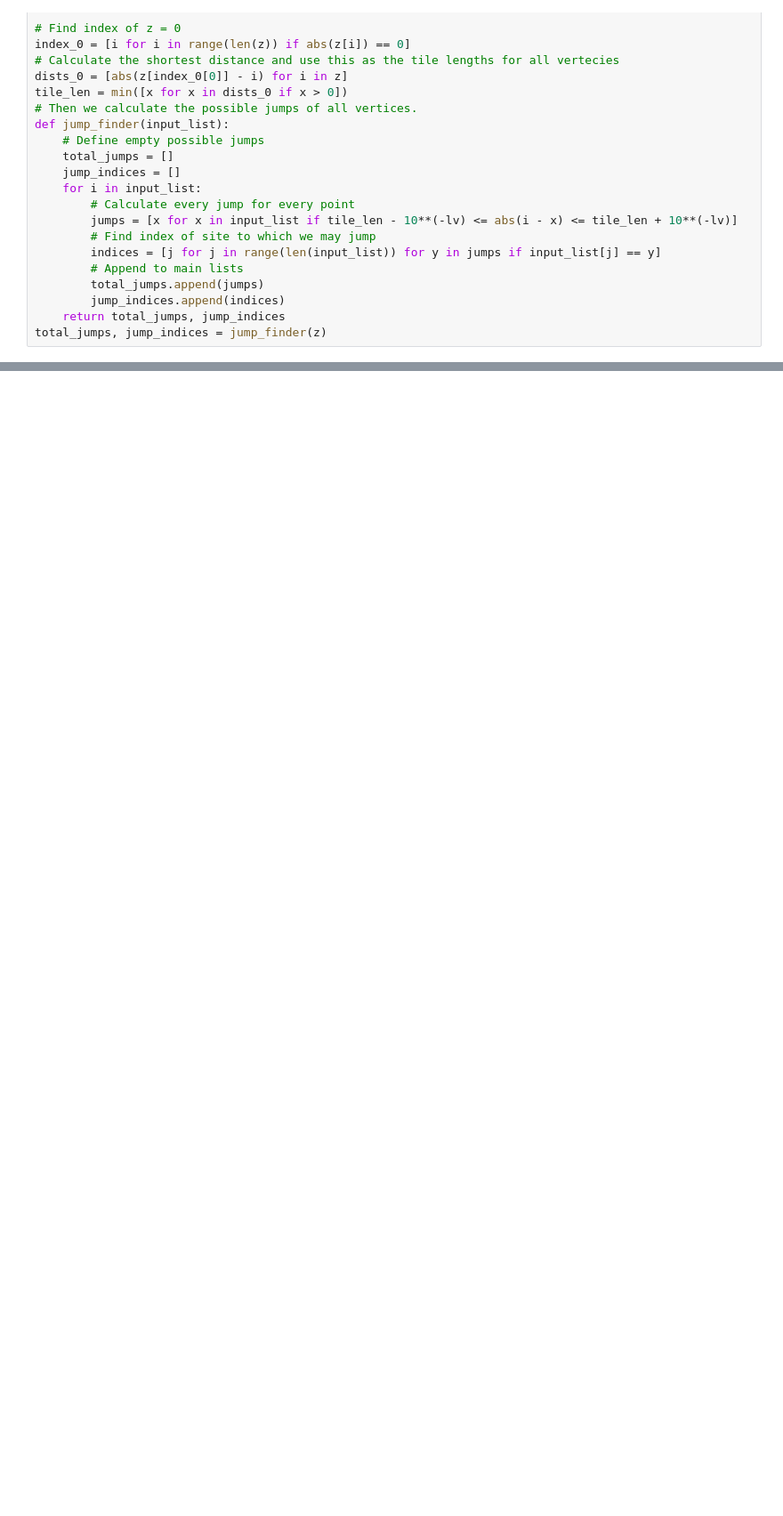
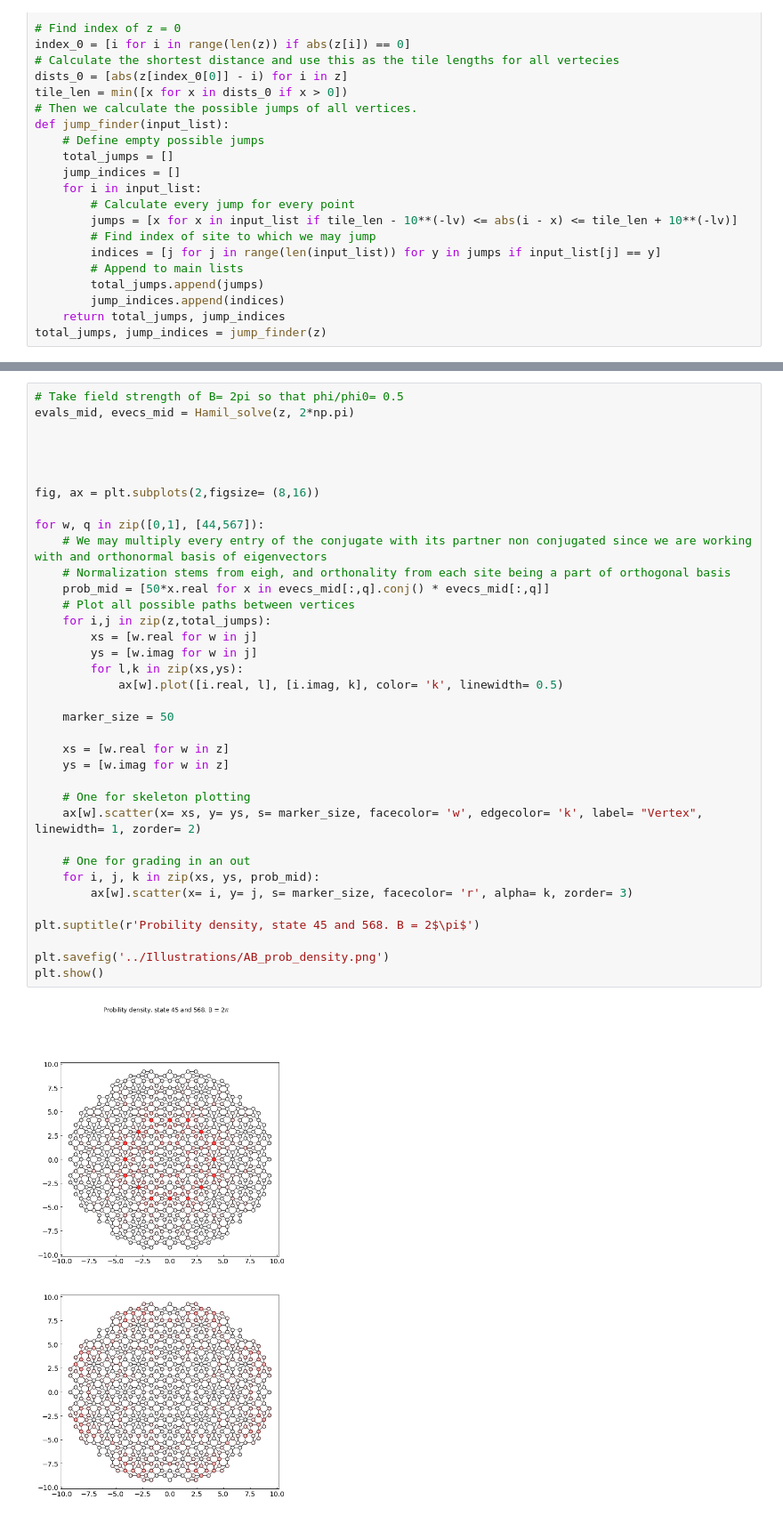
Before and after one commit to Kroghski/Bachelor, a Jupyter notebook: Bachelor_code/Ammann-Beenker_tiling.ipynb, the cells around one changed output, grey strips where cells are left out. Shown at 89% size. Drawn from its saved outputs; the diff is of its cells as text; blank space fills up the shorter version.

```diff
--- a/Bachelor_code/Ammann-Beenker_tiling.ipynb
+++ b/Bachelor_code/Ammann-Beenker_tiling.ipynb
@@ -156,0 +168,38 @@ plt.show()
+# %%
+# Take field strength of B= 2pi so that phi/phi0= 0.5
+evals_mid, evecs_mid = Hamil_solve(z, 2*np.pi)
+
+
+
+
+fig, ax = plt.subplots(2,figsize= (8,16))
+
+for w, q in zip([0,1], [44,567]):
+    # We may multiply every entry of the conjugate with its partner non conjugated since we are working with and orthonormal basis of eigenvectors
+    # Normalization stems from eigh, and orthonality from each site being a part of orthogonal basis
+    prob_mid = [50*x.real for x in evecs_mid[:,q].conj() * evecs_mid[:,q]]
+    # Plot all possible paths between vertices
+    for i,j in zip(z,total_jumps):
+        xs = [w.real for w in j]
+        ys = [w.imag for w in j]
+        for l,k in zip(xs,ys):
+            ax[w].plot([i.real, l], [i.imag, k], color= 'k', linewidth= 0.5)
+
+    marker_size = 50
+
+    xs = [w.real for w in z]
+    ys = [w.imag for w in z]
+
+    # One for skeleton plotting
+    ax[w].scatter(x= xs, y= ys, s= marker_size, facecolor= 'w', edgecolor= 'k', label= "Vertex", linewidth= 1, zorder= 2)
+
+    # One for grading in an out
+    for i, j, k in zip(xs, ys, prob_mid):
+        ax[w].scatter(x= i, y= j, s= marker_size, facecolor= 'r', alpha= k, zorder= 3)
+
+plt.suptitle(r'Probility density, state 45 and 568. B = 2$\pi$')
+
+plt.savefig('../Illustrations/AB_prob_density.png')
+plt.show()
+# %% [output]
+[figure, added]
```
Also changed, not shown: parts of 5 cells of this notebook, 3 other files.
